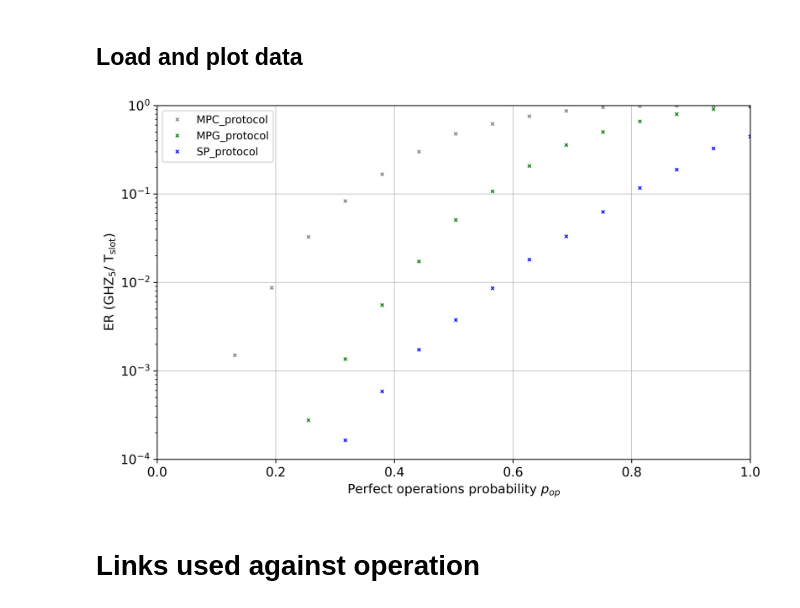
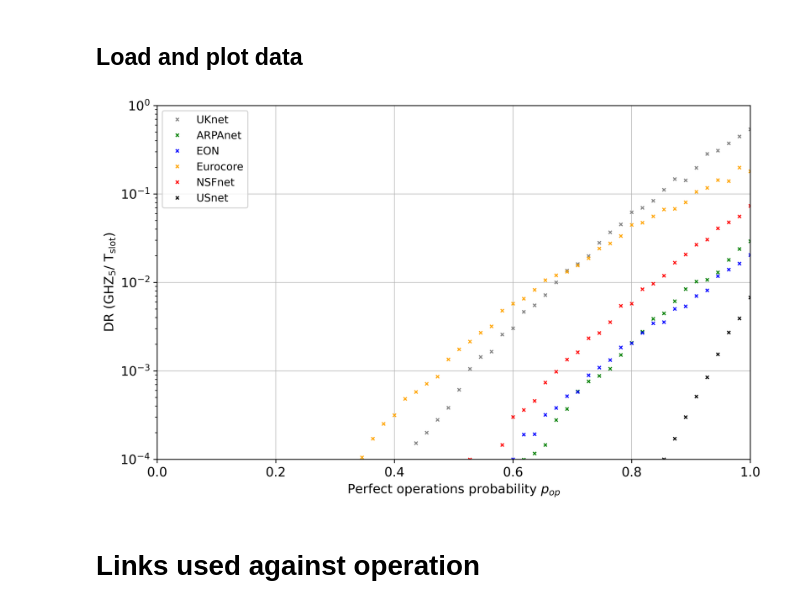
Before and after one commit to 1273758078/quantum_repeaters_HS, a Jupyter notebook: operation_HS.ipynb, the cells around one changed output. Saved outputs shown, nothing was run; the diff lists cells and outputs as text; code cells hidden in the pictures.

Commit message:
Part 1 operation_HS finish

```diff
--- a/operation_HS.ipynb
+++ b/operation_HS.ipynb
@@ -22,7 +22,7 @@ fontsize = 14
 # %% [markdown]
 # DR against operation for the MPC, MPG, and SP protocols
 # %%
-Mesh_topologies = "UKnet.txt" # "ARPAnet_distancia_MTBF_MTTR.txt", "EON_distancia_MTBF_MTTR.txt", "Eurocore.txt", "NSFnet.txt". "UKnet.txt". "USnet.txt"
+Mesh_topologies = "USnet.txt" # "ARPAnet_distancia_MTBF_MTTR.txt", "EON_distancia_MTBF_MTTR.txt", "Eurocore.txt", "NSFnet.txt". "UKnet.txt". "USnet.txt"
 # center = (size - 1) / 2
 G = load_from_file(Mesh_topologies) # G = network(size, size)
 nodes = list(G.nodes)
@@ -139,21 +180,22 @@ data_to_save = {
     "ER": ER.tolist(),
 }
 
-filename = "DR_p_op/UK/Q1"
+filename = "DR_p_op/US/Q1"#######################################################################################
 
 with open("data_HS/" + filename + ".json", "w") as file:
     file.write(json.dumps(data_to_save))
 # %% [markdown]
 ## Load and plot data
 # %%
-file_to_open = "DR_p_op/UK/Q1"
-with open("data_HS/" + file_to_open + ".json", "r") as file:
-    loaded_data = json.loads(file.read())
+# file_to_open = "DR_p_op/NSF/Q1"##########################################################################
+# with open("data_HS/" + file_to_open + ".json", "r") as file:
+#     loaded_data = json.loads(file.read())
 
-# files_to_open = ["5x5/p_op1/Q1_range30", "9x9/Q1", "15x15/Q1", "25x25/Q1"]
-# for i, file_name in enumerate(files_to_open):
-#     with open("data/ER_len/" + file_name + ".json", "r") as file:
-#         loaded_data[i] = json.loads(file.read())
+loaded_data = []
+files_to_open = ["UK/Q1", "ARPA/Q1", "EON/Q1", "Euro/Q1", "NSF/Q1", "US/Q1"]
+for i, file_name in enumerate(files_to_open):
+    with open("data_HS/DR_p_op/" + file_name + ".json", "r") as file:
+        loaded_data.append(json.loads(file.read()))
 
 # reduce points
 # loaded_data['length_range'][::2]
@@ -172,23 +214,43 @@ with open("data_HS/" + file_to_open + ".json", "r") as file:
 
 # def p_e2p_op(e):
 # %%
+# "Mesh_topologies"
+
 fontsize = 12
-# grid_sizes = ["5x5", "9x9", "15x15", "25x25"]
-protocol_list = loaded_data["protocols"]
+Mesh_topologies_list  = ["UKnet", "ARPAnet", "EON", "Eurocore", "NSFnet", "USnet"]
 plt.figure(figsize=(10, 6), dpi=600)
 plt.grid(linewidth=0.5)
-for i in range(len(protocol_list)):
+for i in range(len(Mesh_topologies_list)):
     y = plt.plot(
-        loaded_data["p_op_range"][::2],
-        loaded_data["ER"][i][::2],
+        loaded_data[i]["p_op_range"][::2],
+        loaded_data[i]["ER"][2][::2],
         color=cols[i],
         marker="x",
         linestyle="None",
         markersize=3,
         #  alpha = 0.5,
         #  linewidth=linewidth,
-        label=protocol_list[i],
-    )
+        label=Mesh_topologies_list[i],
+    )# different Mesh networks
+
+
+# fontsize = 12
+# # grid_sizes = ["5x5", "9x9", "15x15", "25x25"]
+# protocol_list = loaded_data["protocols"]
+# plt.figure(figsize=(10, 6), dpi=600)
+# plt.grid(linewidth=0.5)
+# for i in range(len(protocol_list)):
+#     y = plt.plot(
+#         loaded_data["p_op_range"][::2],
+#         loaded_data["ER"][i][::2],
+#         color=cols[i],
+#         marker="x",
+#         linestyle="None",
+#         markersize=3,
+#         #  alpha = 0.5,
+#         #  linewidth=linewidth,
+#         label=protocol_list[i],
+#     )# different protocol
 
 # plot ER=p line
 # plt.plot(
@@ -203,35 +265,35 @@ for i in range(len(protocol_list)):
 
 plt.yscale("log")
 plt.legend(fontsize=10)
 plt.tick_params(labelsize=fontsize)
 
 plt.xlabel("Perfect operations probability $p_{op}$", fontsize=fontsize)
 plt.ylabel("DR ($\mathregular{GHZ}_5/\ \\mathregular{T_{slot}}$)", fontsize=fontsize)
 
 ax = plt.gca()
 ax.set_xlim([0, 1])
 ax.set_ylim([0.0001, 1])
 
 # ax2 = ax.secondary_xaxis(-0.15, functions=(length2p_ph, p_ph2length))
 # ax2.set_xlabel("Photon transmission probability $p_{ph}$", fontsize=fontsize)
 
 # l_ticks = ax.get_xticks()
 # p_ph_ticks = length2p_ph(l_ticks)
 # ax2.set_xticks(p_ph_ticks)
 # ax2.xaxis.set_major_formatter(FormatStrFormatter("%.2f"))
 # ax2.xaxis.set_tick_params(labelsize=fontsize)
 
 # ax3 = ax.secondary_xaxis(-0.3, functions=(length2p_e, p_e2length))
 # ax3.set_xlabel("Entanglement link generation probability $p_e$", fontsize=fontsize)
 
 # p_e_ticks = length2p_e(l_ticks)
 # ax3.set_xticks(p_e_ticks)
 # ax3.xaxis.set_major_formatter(FormatStrFormatter("%.2f"))
 # ax3.xaxis.set_tick_params(labelsize=fontsize)
 
-plt.savefig("figures_HS/DR_v_operation2.png", dpi=600, bbox_inches="tight")
+plt.savefig("figures_HS/DR_v_operation_SP.png", dpi=600, bbox_inches="tight")#############################
 # %% [output]
-[figure, old version]
+[figure, new version]
 # %% [markdown]
 # Links used against operation
 # %%
```
Also changed, not shown: parts of 7 cells of this notebook, 30 other files.
